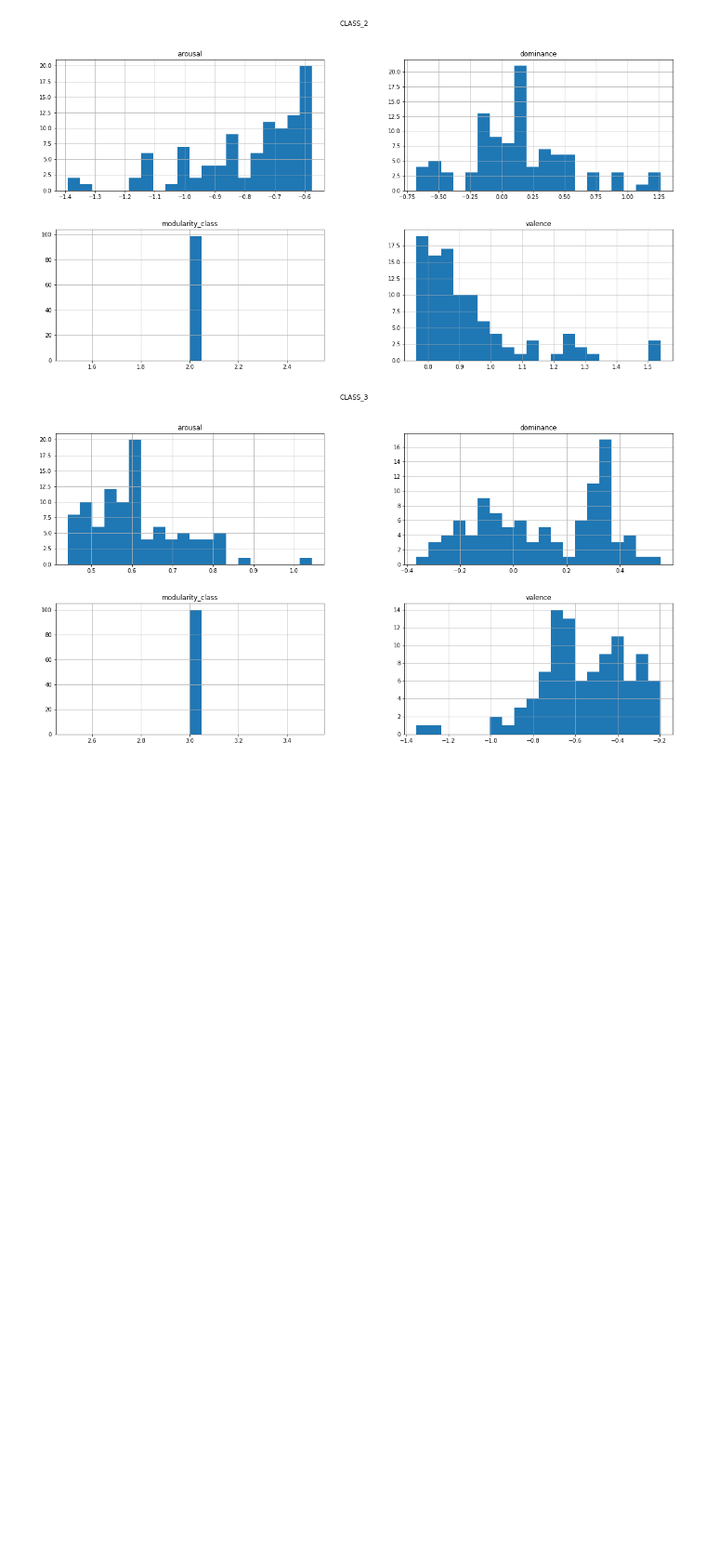
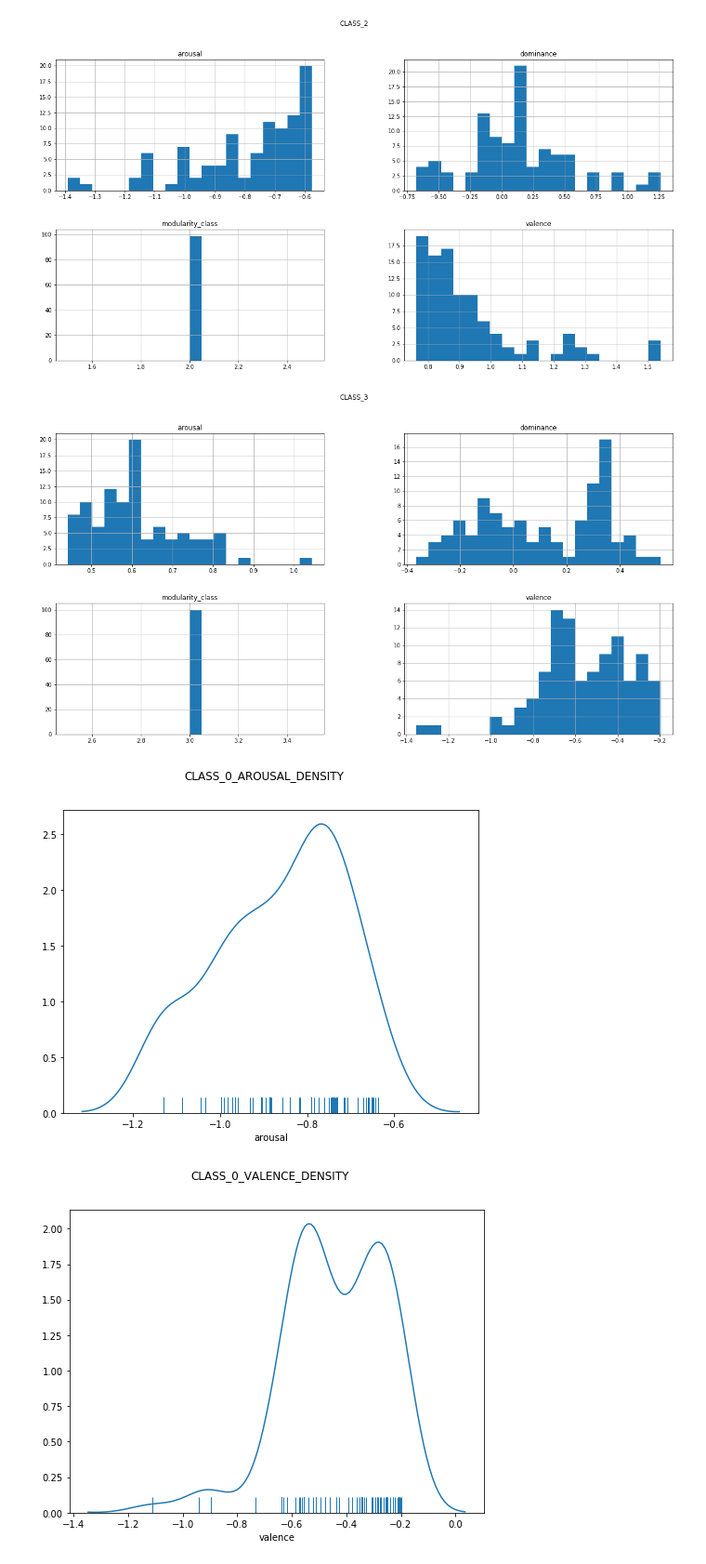
Before and after one commit to GerardoMoreno96/MoodplayAnalysis, a Jupyter notebook: Moodplay_distances_analysis.ipynb, the cells around one changed output. Shown at 93% size. Drawn from its saved outputs; the diff is of its cells as text; code cells hidden in the pictures; blank space fills up the shorter version.

Commit message:
Plot density

```diff
--- a/Moodplay_distances_analysis.ipynb
+++ b/Moodplay_distances_analysis.ipynb
@@ -128,3 +128,18 @@ for key in class_df_dict.keys():
 [figure]
 [figure]
 [figure]
+# %%
+import seaborn as sns
+mpl.rcParams['figure.figsize'] = (8, 6)
+mpl.rcParams['axes.grid'] = False
+
+for key in class_df_dict.keys():
+    plt.figure()
+    plt.suptitle("{}_AROUSAL_DENSITY".format(str(key).upper()))
+    sns.distplot(class_df_dict[key]['arousal'], hist=False, rug=True)
+    plt.figure()
+    plt.suptitle("{}_VALENCE_DENSITY".format(str(key).upper()))
+    sns.distplot(class_df_dict[key]['valence'], hist=False, rug=True)
+# %% [output]
+[figure, added]
+[figure, added]
```
Also changed, not shown: parts of 1 cell of this notebook.
